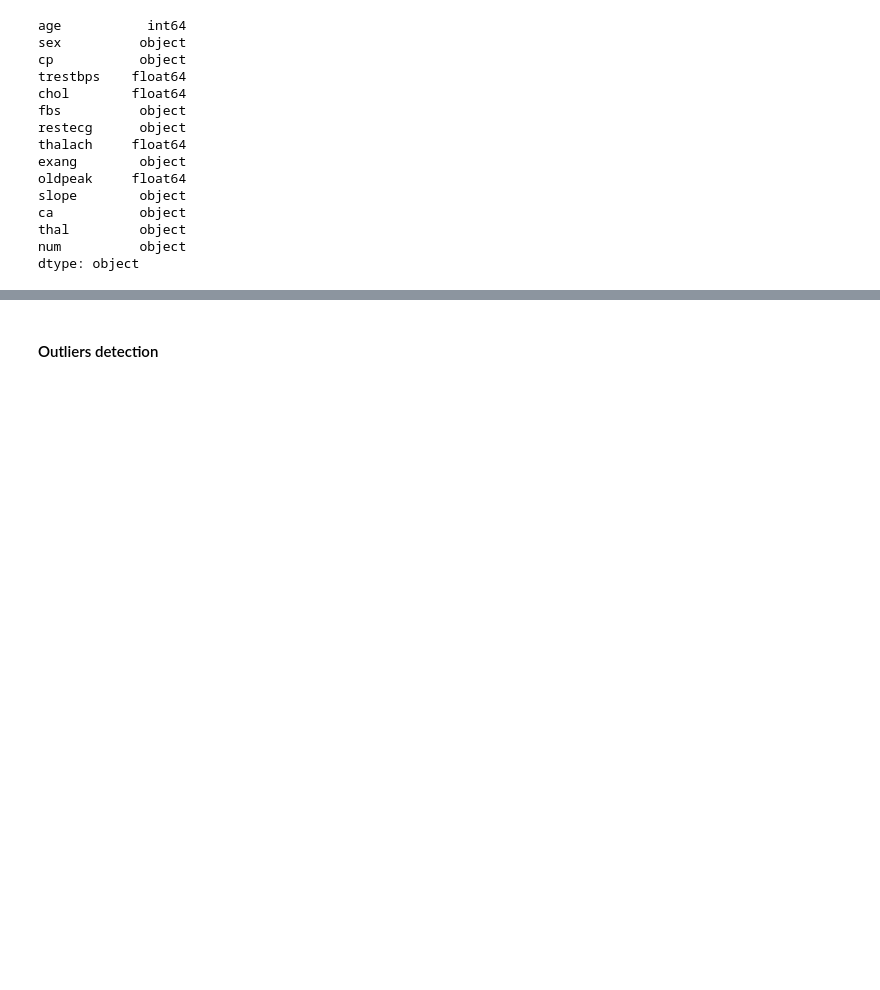
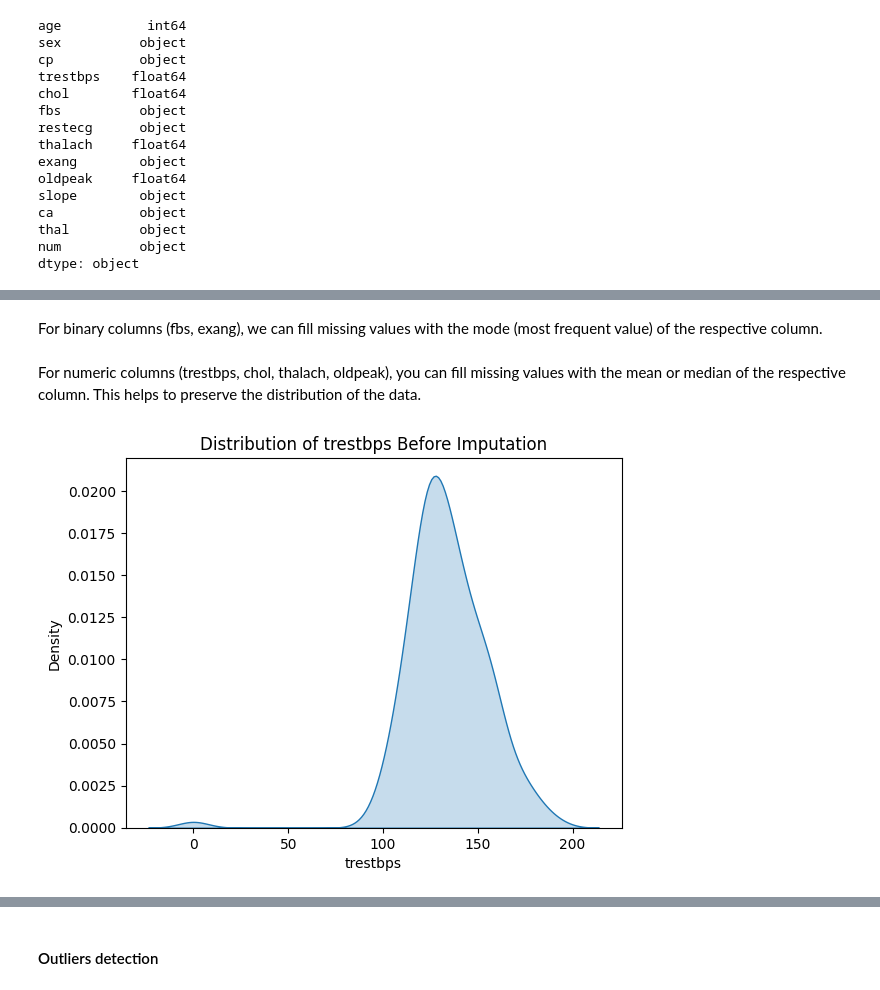
Before and after one commit to Yash-Barjatya/IME672-Data-Mining-Assignments, a Jupyter notebook: Assignment-4/assignment4-201138.ipynb, the cells around one changed output, grey strips where cells are left out. Saved outputs shown, nothing was run; the diff lists cells and outputs as text; code cells hidden in the pictures; blank space fills up the shorter version.

```diff
--- a/Assignment-4/assignment4-201138.ipynb
+++ b/Assignment-4/assignment4-201138.ipynb
@@ -134,0 +117,2 @@ dtype: object
+# %% [markdown]
+For binary columns (fbs, exang), we can fill missing values with the mode (most frequent value) of the respective column.
@@ -134,0 +122,12 @@ dtype: object
+# %% [markdown]
+For numeric columns (trestbps, chol, thalach, oldpeak), you can fill missing values with the mean or median of the respective column. This helps to preserve the distribution of the data.
+# %%
+# Replace 'column_name' with the name of the column you want to visualize
+def KDEplot(column_name):
+    sns.kdeplot(heart[column_name], fill=True)
+    plt.title(f'Distribution of {column_name} Before Imputation')
+    plt.show()
+# %%
+KDEplot('trestbps')
+# %% [output]
+[figure, added]
```
Also changed, not shown: parts of 20 cells of this notebook.
